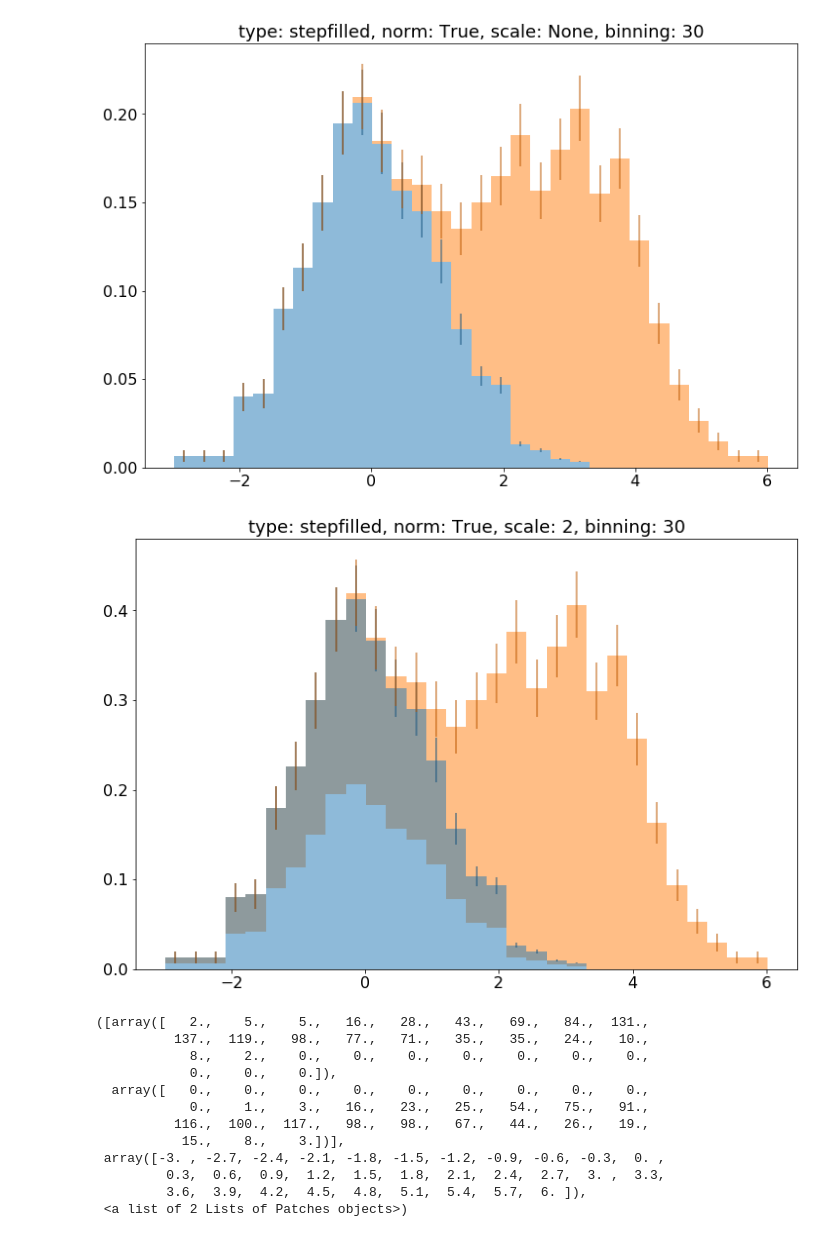
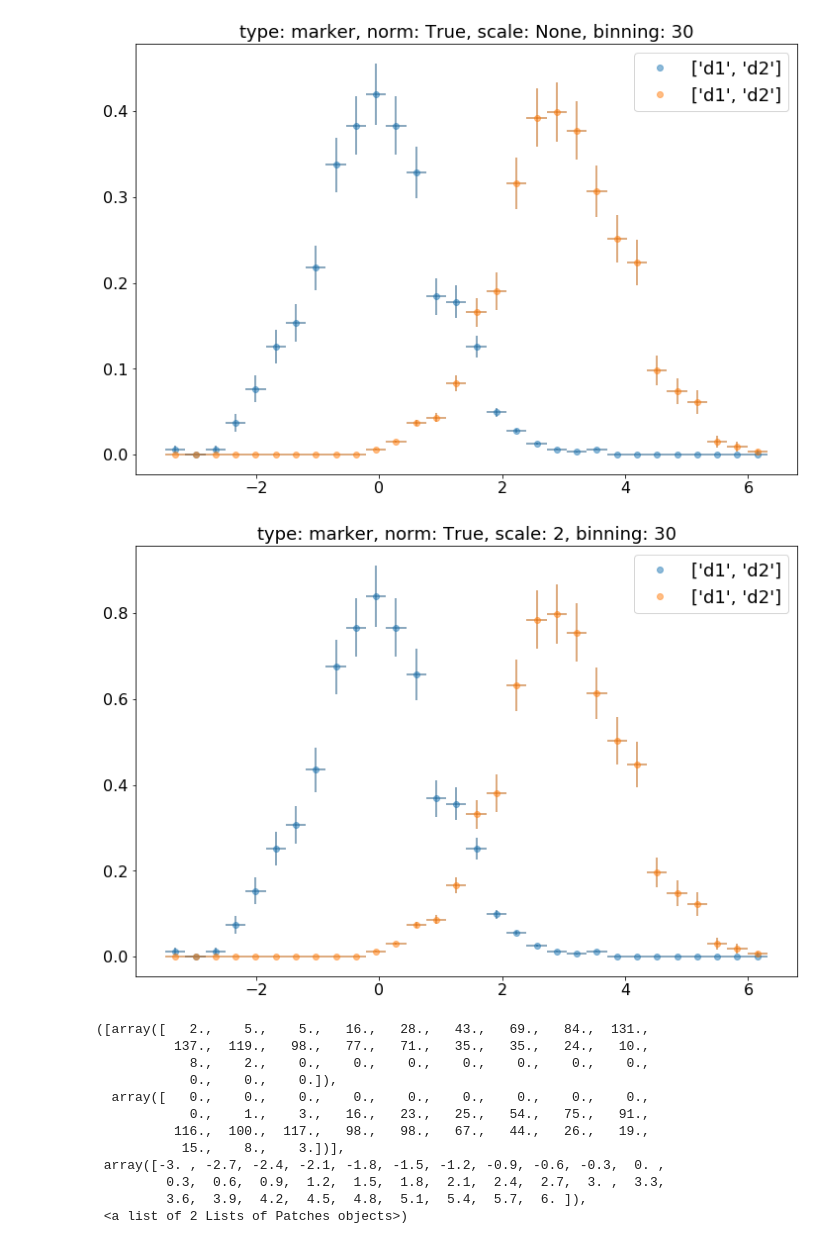
Before and after one commit to pollackscience/histogram_plus, a Jupyter notebook: scripts/hist_plus.ipynb, the cells around one changed output. Drawn from its saved outputs; the diff is of its cells as text; code cells hidden in the pictures.

Commit message:
multi marker plots working

```diff
--- a/scripts/hist_plus.ipynb
+++ b/scripts/hist_plus.ipynb
@@ -11,7 +11,7 @@ data2 = np.random.normal(3, 1, size=1000)
 data3 = np.random.normal(6, 1, size=1000)
 # %%
 #types = ['bar', 'stepfilled', 'step', 'marker']
-types=['stepfilled']
+types=['marker']
 norms = [False, True]
 #scale = [None, 0.5, 2, 'binwidth']
 scale = [None, 2]
@@ -22,6 +22,7 @@ for t in types:
         for s in scale:
             for b in bins:
                 plt.figure()
-                hist([data, data2], bins=b, histtype=t, normed=n, scale=s, errorbars=True, alpha=0.5, stacked=True)
+                hist([data, data2], bins=b, histtype=t, normed=n, scale=s, errorbars=True, alpha=0.5, label=['d1', 'd2'])
                 plt.title('type: {0}, norm: {1}, scale: {2}, binning: {3}'.format(t, n, s, b))
+                plt.legend()
 # %% [output]
@@ -30,5 +48,5 @@ for t in types:
-[figure, old version]
+[figure, new version]
-[figure, old version]
+[figure, new version]
 # %%
 
 hist([data, data2], bins=30, histtype='stepfilled', errorbars=False, range=(-3,6), alpha=0.5, stacked=False)
```
Also changed, not shown: parts of 1 cell of this notebook, 1 other file.
